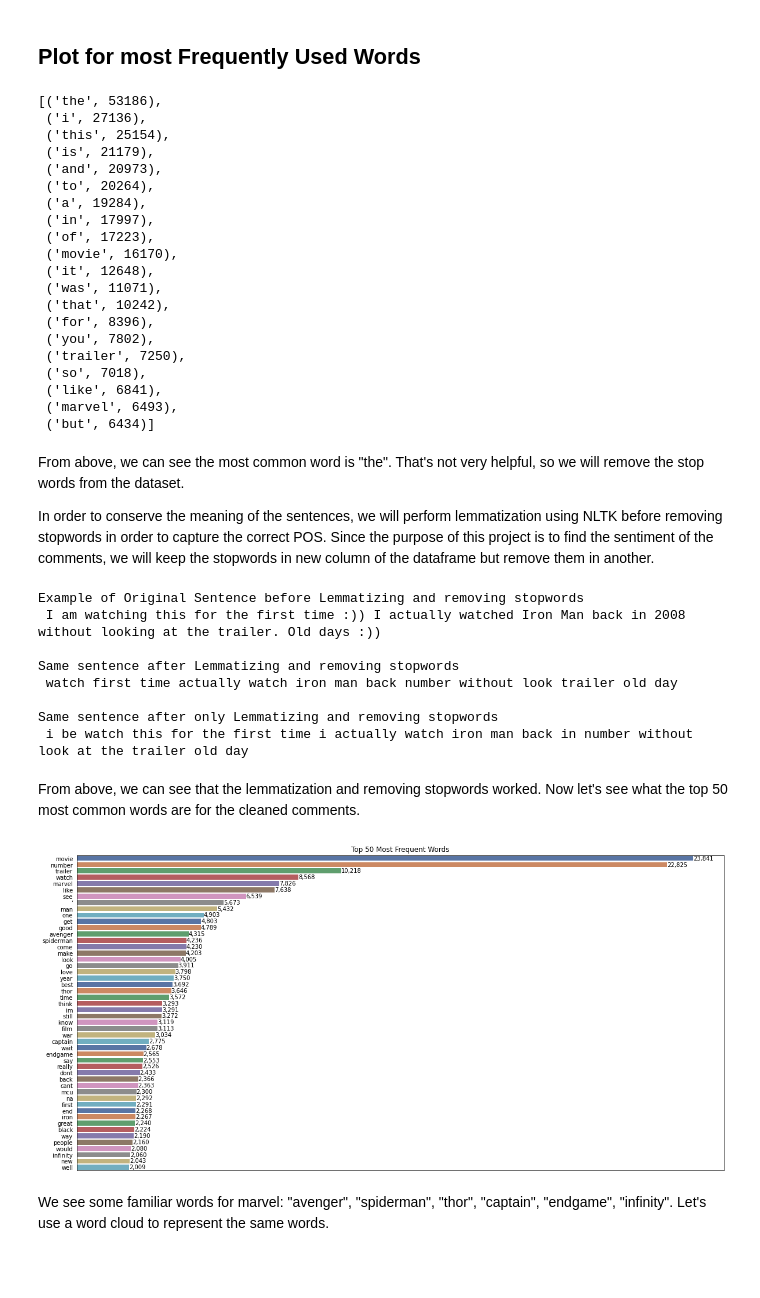
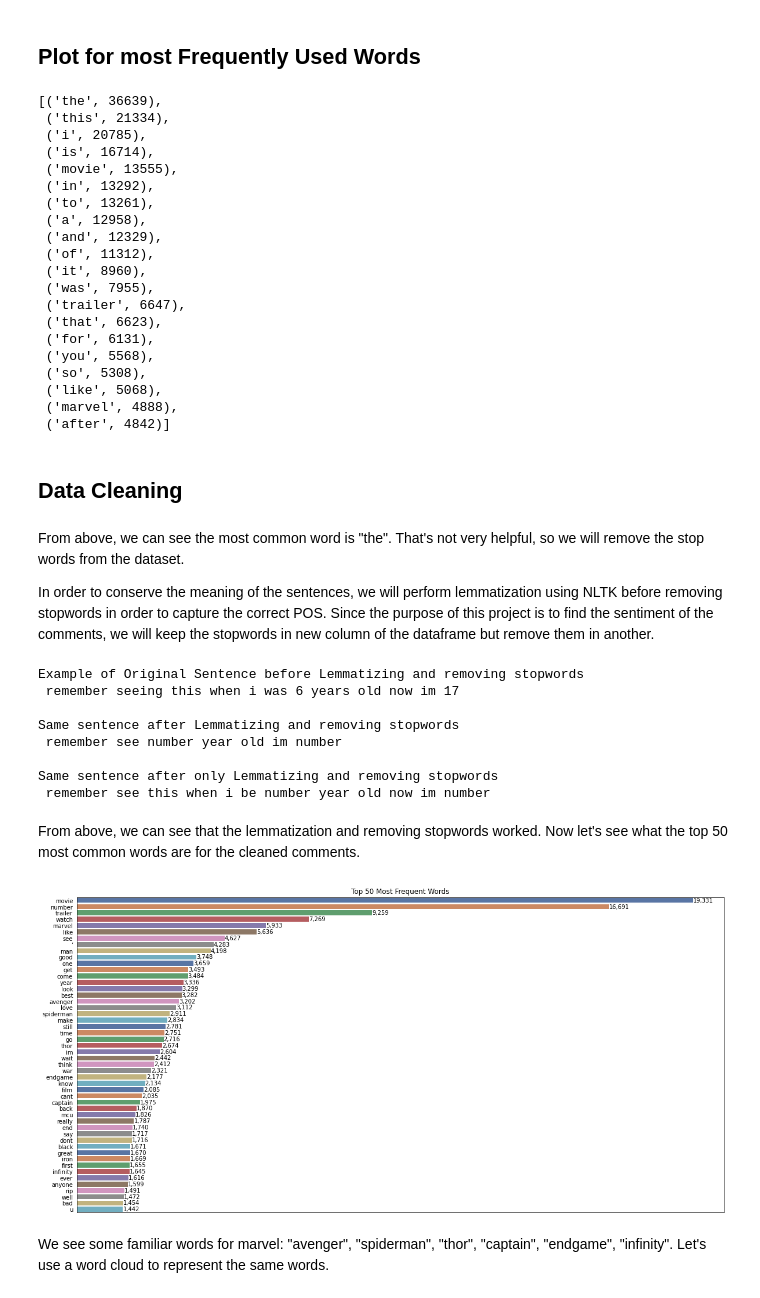
Before and after one commit to knolasco/Intro_to_NLP, a Jupyter notebook: Marvel_Ratings/marvel_ratings.ipynb, the cells around one changed output. Cells and saved outputs as stored; diff of their text form; code cells hidden in the pictures; blank space fills up the shorter version.

```diff
--- a/Marvel_Ratings/marvel_ratings.ipynb
+++ b/Marvel_Ratings/marvel_ratings.ipynb
@@ -128,23 +170,4 @@ The average number of characters per comment is 75
+# %%
+df_comments = df_comments[(df_comments['comment_length'] >= 10) & (df_comments['comment_length'] <= 220)]
 # %% [markdown]
 ## Plot for Comments By Movies
-# %%
-# function to help plot
-def create_plots(rows = 1, cols = 1):
-    fig, axs = plt.subplots(rows, cols)
-    fig.set_size_inches(20,10)
-    return fig, axs
-
-def clean_plot(fig, axs, g, title):
-    """
-    remove ticks, add title, add counts above bars, remove grid lines
-    """
-    plt.tick_params(left = False, bottom = False , labelbottom = False)
-    g.set(ylabel = None, xlabel = None, title = title)
-    g.bar_label(g.containers[0], labels = ['{:,.0f}'.format(val) for val in g.containers[0].datavalues])
-    axs.grid(False)
-
-fig, axs = create_plots()
-g = sns.countplot(data = df_comments, y = 'MovieName', order = df_comments['MovieName'].value_counts().index, \
-    palette = 'deep')
-clean_plot(fig, axs, g, 'Comment Distribution by Movie\n Black Widow has the most Comments')
-plt.show()
@@ -156,26 +185,28 @@ plt.show()
 # let's see what the top 20 most common words are
 Counter(' '.join(df_comments['OriginalComment']).lower().split()).most_common(20)
 # %% [output]
-[('the', 53186),
- ('i', 27136),
- ('this', 25154),
- ('is', 21179),
- ('and', 20973),
- ('to', 20264),
- ('a', 19284),
- ('in', 17997),
- ('of', 17223),
- ('movie', 16170),
- ('it', 12648),
- ('was', 11071),
- ('that', 10242),
- ('for', 8396),
- ('you', 7802),
- ('trailer', 7250),
- ('so', 7018),
- ('like', 6841),
- ('marvel', 6493),
- ('but', 6434)]
+[('the', 36639),
+ ('this', 21334),
+ ('i', 20785),
+ ('is', 16714),
+ ('movie', 13555),
+ ('in', 13292),
+ ('to', 13261),
+ ('a', 12958),
+ ('and', 12329),
+ ('of', 11312),
+ ('it', 8960),
+ ('was', 7955),
+ ('trailer', 6647),
+ ('that', 6623),
+ ('for', 6131),
+ ('you', 5568),
+ ('so', 5308),
+ ('like', 5068),
+ ('marvel', 4888),
+ ('after', 4842)]
+# %% [markdown]
+## Data Cleaning
 # %% [markdown]
 From above, we can see the most common word is "the". That's not very helpful, so we will remove the stop words from the dataset.
 
@@ -236,29 +267,29 @@ print('Same sentence after Lemmatizing and removing stopwords\n', example_lemmat
 print('Same sentence after only Lemmatizing and removing stopwords\n', example_lemmatized, '\n')
 # %% [output]
 Example of Original Sentence before Lemmatizing and removing stopwords
- I am watching this for the first time :)) I actually watched Iron Man back in 2008 without looking at the trailer. Old days :))
+ remember seeing this when i was 6 years old now im 17
 
 Same sentence after Lemmatizing and removing stopwords
- watch first time actually watch iron man back number without look trailer old day
+ remember see number year old im number
 
 Same sentence after only Lemmatizing and removing stopwords
- i be watch this for the first time i actually watch iron man back in number without look at the trailer old day
+ remember see this when i be number year old now im number
 # %% [markdown]
 From above, we can see that the lemmatization and removing stopwords worked. Now let's see what the top 50 most common words are for the cleaned comments.
 # %%
 # compile list of words and counts for top 50 most frequent words
 words_and_counts = Counter(' '.join(df_comments['comment_cleaned']).lower().split()).most_common(50)
 words = [word for word, _ in words_and_counts]
 counts = [count for _, count in words_and_counts]
 
 fig, axs = create_plots()
 
 g = sns.barplot(x = counts, y = words, palette = 'deep')
 
-clean_plot(fig, axs, g, title = 'Top 50 Most Frequent Words')
+clean_plot(axs, g, title = 'Top 50 Most Frequent Words')
 plt.show()
 # %% [output]
-[figure, old version]
+[figure, new version]
 # %% [markdown]
 We see some familiar words for marvel: "avenger", "spiderman", "thor", "captain", "endgame", "infinity". Let's use a word cloud to represent the same words.
 # %%
```
Also changed, not shown: parts of 31 cells of this notebook.
